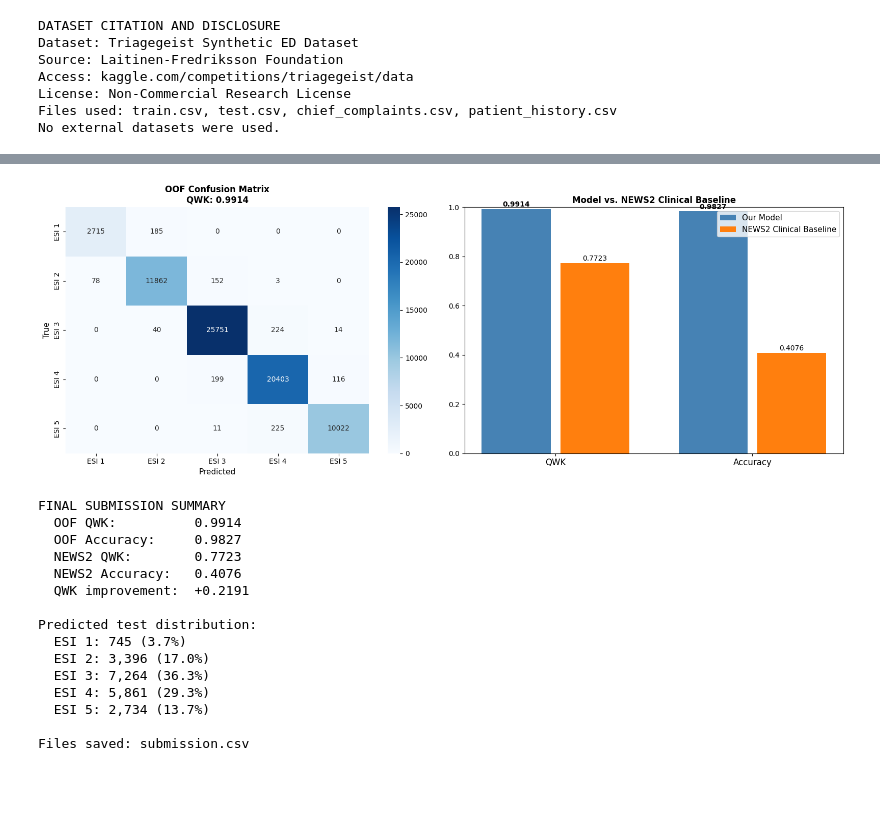
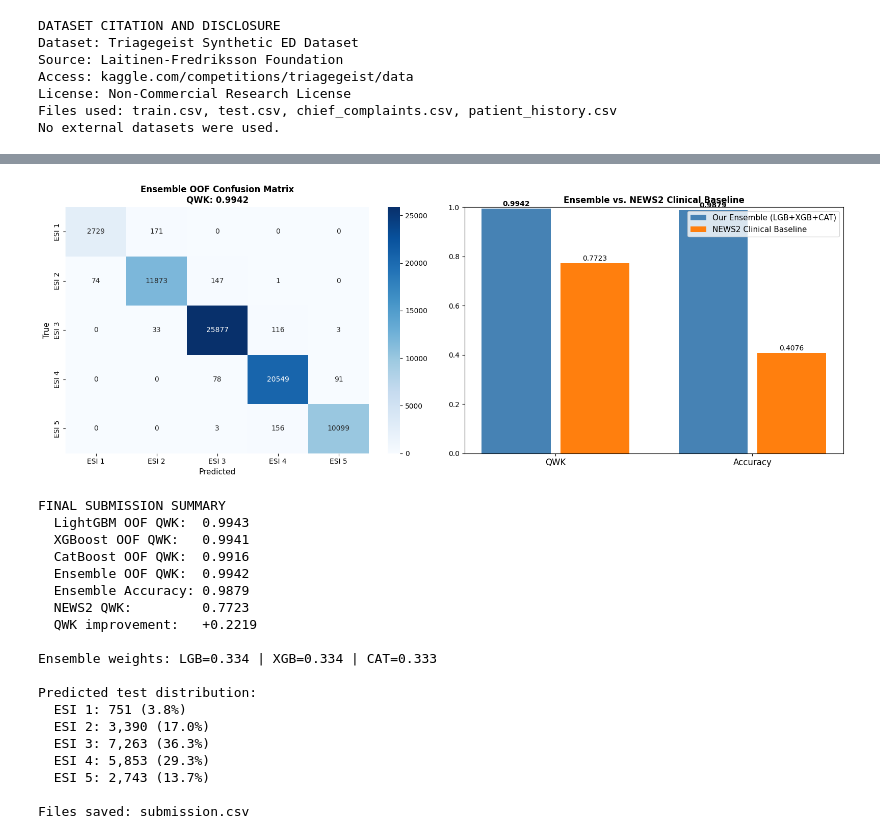
Before and after one commit to Dhruvjain35/triagegeist-clinical-ai, a Jupyter notebook: triagegeist-clinical-ai-pipeline.ipynb, the cells around one changed output, grey strips where cells are left out. Saved outputs shown, nothing was run; the diff lists cells and outputs as text; code cells hidden in the pictures; blank space fills up the shorter version.

Commit message:
Kaggle Notebook | Triagegeist-Clinical-AI-Pipeline | Version 4

```diff
--- a/triagegeist-clinical-ai-pipeline.ipynb
+++ b/triagegeist-clinical-ai-pipeline.ipynb
@@ -559,7 +882,8 @@ NURSE-LEVEL VARIABILITY (n≥30 cases):
 # %%
-# final predictions averaged across all 5 fold models
+# final predictions from the weighted ensemble of all three models
 # saving to submission.csv in the required format
-test_preds = np.argmax(test_probs, axis=1) + 1
+
+test_preds = np.argmax(test_ensemble_probs, axis=1) + 1
 
 submission = pd.read_csv(PATH + 'sample_submission.csv')
 submission['triage_acuity'] = test_preds
@@ -572,56 +896,62 @@ sns.heatmap(cm, annot=True, fmt='d', cmap='Blues', ax=axes[0],
             xticklabels=[f'ESI {i}' for i in range(1, 6)],
             yticklabels=[f'ESI {i}' for i in range(1, 6)])
 axes[0].set_xlabel('Predicted', fontsize=11)
 axes[0].set_ylabel('True', fontsize=11)
-axes[0].set_title(f'OOF Confusion Matrix\nQWK: {oof_qwk:.4f}', fontsize=12, fontweight='bold')
+axes[0].set_title(f'Ensemble OOF Confusion Matrix\nQWK: {oof_qwk:.4f}', fontsize=12, fontweight='bold')
 
 categories = ['QWK', 'Accuracy']
 our_scores = [oof_qwk, oof_acc]
 news2_scores = [0.7723, 0.4076]
 
 x = np.arange(len(categories))
-axes[1].bar(x - 0.2, our_scores, 0.35, label='Our Model', color='steelblue')
+axes[1].bar(x - 0.2, our_scores, 0.35, label='Our Ensemble (LGB+XGB+CAT)', color='steelblue')
 axes[1].bar(x + 0.2, news2_scores, 0.35, label='NEWS2 Clinical Baseline', color='#ff7f0e')
 axes[1].set_xticks(x)
 axes[1].set_xticklabels(categories, fontsize=12)
 axes[1].set_ylim(0, 1.0)
-axes[1].set_title('Model vs. NEWS2 Clinical Baseline', fontsize=12, fontweight='bold')
+axes[1].set_title('Ensemble vs. NEWS2 Clinical Baseline', fontsize=12, fontweight='bold')
 axes[1].legend(fontsize=11)
 for j, (our, base) in enumerate(zip(our_scores, news2_scores)):
     axes[1].text(j - 0.2, our + 0.01, f'{our:.4f}', ha='center', fontsize=10, fontweight='bold')
     axes[1].text(j + 0.2, base + 0.01, f'{base:.4f}', ha='center', fontsize=10)
 
 plt.tight_layout()
 plt.savefig('final_results.png', dpi=150, bbox_inches='tight')
 plt.show()
 
 print("FINAL SUBMISSION SUMMARY")
-print(f"  OOF QWK:          {oof_qwk:.4f}")
-print(f"  OOF Accuracy:     {oof_acc:.4f}")
-print(f"  NEWS2 QWK:        0.7723")
-print(f"  NEWS2 Accuracy:   0.4076")
-print(f"  QWK improvement:  {oof_qwk - 0.7723:+.4f}")
+print(f"  LightGBM OOF QWK:  {lgb_oof_qwk:.4f}")
+print(f"  XGBoost OOF QWK:   {xgb_oof_qwk:.4f}")
+print(f"  CatBoost OOF QWK:  {cat_oof_qwk:.4f}")
+print(f"  Ensemble OOF QWK:  {oof_qwk:.4f}")
+print(f"  Ensemble Accuracy: {oof_acc:.4f}")
+print(f"  NEWS2 QWK:         0.7723")
+print(f"  QWK improvement:   {oof_qwk - 0.7723:+.4f}")
+print(f"\nEnsemble weights: LGB={w_lgb:.3f} | XGB={w_xgb:.3f} | CAT={w_cat:.3f}")
 print(f"\nPredicted test distribution:")
 for i in range(1, 6):
     n = (test_preds == i).sum()
     print(f"  ESI {i}: {n:,} ({n/len(test_preds)*100:.1f}%)")
-
 print(f"\nFiles saved: submission.csv")
 # %% [output]
-[figure, old version]
+[figure, new version]
 FINAL SUBMISSION SUMMARY
-  OOF QWK:          0.9914
-  OOF Accuracy:     0.9827
-  NEWS2 QWK:        0.7723
-  NEWS2 Accuracy:   0.4076
-  QWK improvement:  +0.2191
+  LightGBM OOF QWK:  0.9943
+  XGBoost OOF QWK:   0.9941
+  CatBoost OOF QWK:  0.9916
+  Ensemble OOF QWK:  0.9942
+  Ensemble Accuracy: 0.9879
+  NEWS2 QWK:         0.7723
+  QWK improvement:   +0.2219
+
+Ensemble weights: LGB=0.334 | XGB=0.334 | CAT=0.333
 
 Predicted test distribution:
-  ESI 1: 745 (3.7%)
-  ESI 2: 3,396 (17.0%)
-  ESI 3: 7,264 (36.3%)
-  ESI 4: 5,861 (29.3%)
-  ESI 5: 2,734 (13.7%)
+  ESI 1: 751 (3.8%)
+  ESI 2: 3,390 (17.0%)
+  ESI 3: 7,263 (36.3%)
+  ESI 4: 5,853 (29.3%)
+  ESI 5: 2,743 (13.7%)
 
 Files saved: submission.csv
 # %%
```
Also changed, not shown: parts of 15 cells of this notebook.
